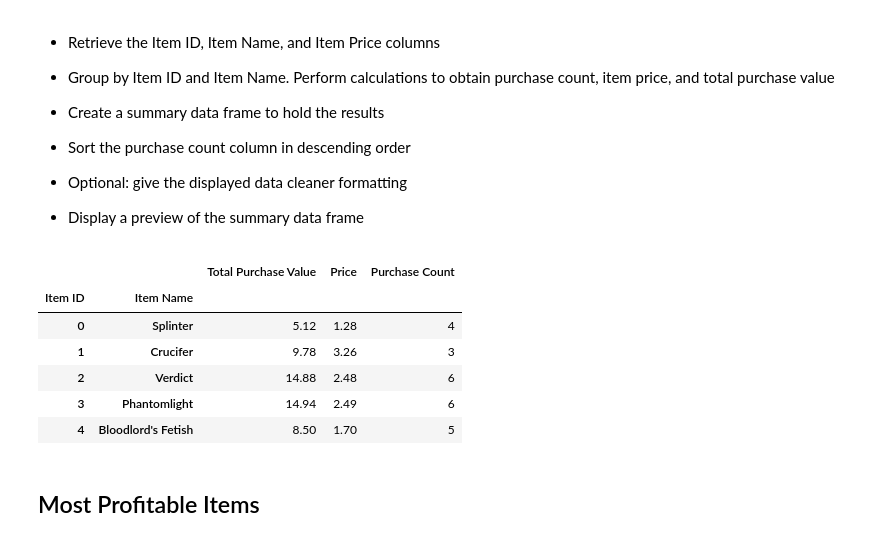
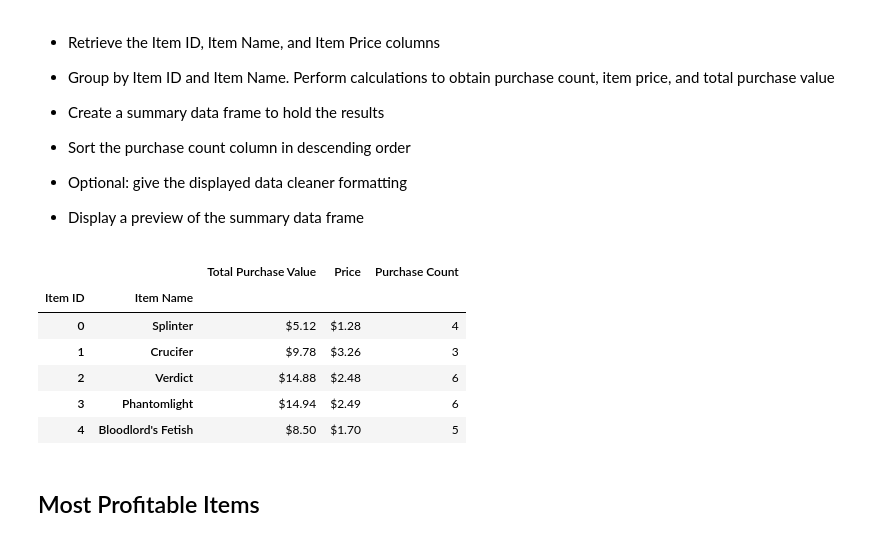
Before and after one commit to SMahashraya/pandas-challenge, a Jupyter notebook: HeroesOfPymoli_hw.ipynb, the cells around one changed output. Cells and saved outputs as stored; diff of their text form; code cells hidden in the pictures.

```diff
--- a/HeroesOfPymoli_hw.ipynb
+++ b/HeroesOfPymoli_hw.ipynb
@@ -360,17 +344,19 @@ spender_df.sort_values("Total Purchase Value", ascending=False).head(5)
 # %%
 pop_df = prch_df.groupby(["Item ID", "Item Name"]).agg({"Price": ["sum", "min"],"Purchase ID": "count"})
 pop_df.rename(columns ={"count": "Purchase Count", "sum": "Total Purchase Value", "min": "Price"}, inplace = True)
 pop_df.reset_index()
 pop_df.columns = pop_df.columns.droplevel(0)
+pop_df["Total Purchase Value"] = pop_df["Total Purchase Value"].map("${0:.2f}".format)
+pop_df["Price"] = pop_df["Price"].map("${0:.2f}".format)
 pop_df.head()
 # %% [output]
 |  |  | Total Purchase Value | Price | Purchase Count |
 | Item ID | Item Name |  |  |  |
-| 0 | Splinter | 5.12 | 1.28 | 4 |
-| 1 | Crucifer | 9.78 | 3.26 | 3 |
-| 2 | Verdict | 14.88 | 2.48 | 6 |
-| 3 | Phantomlight | 14.94 | 2.49 | 6 |
-| 4 | Bloodlord's Fetish | 8.50 | 1.70 | 5 |
+| 0 | Splinter | $5.12 | $1.28 | 4 |
+| 1 | Crucifer | $9.78 | $3.26 | 3 |
+| 2 | Verdict | $14.88 | $2.48 | 6 |
+| 3 | Phantomlight | $14.94 | $2.49 | 6 |
+| 4 | Bloodlord's Fetish | $8.50 | $1.70 | 5 |
 # %% [markdown]
 ## Most Profitable Items
 # %% [markdown]
```
Also changed, not shown: parts of 8 cells of this notebook.
